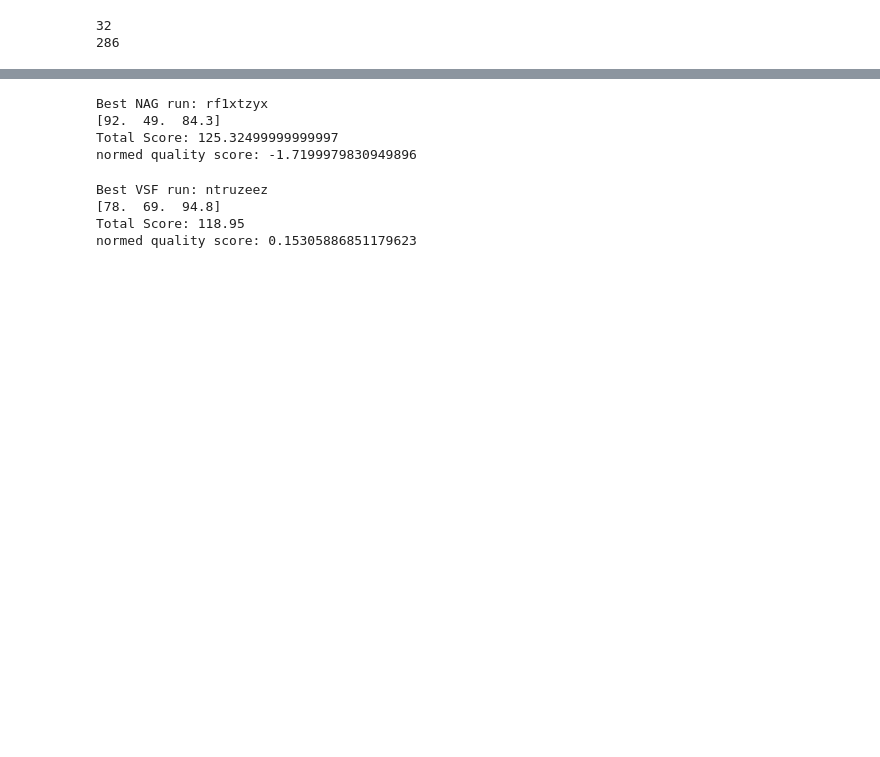
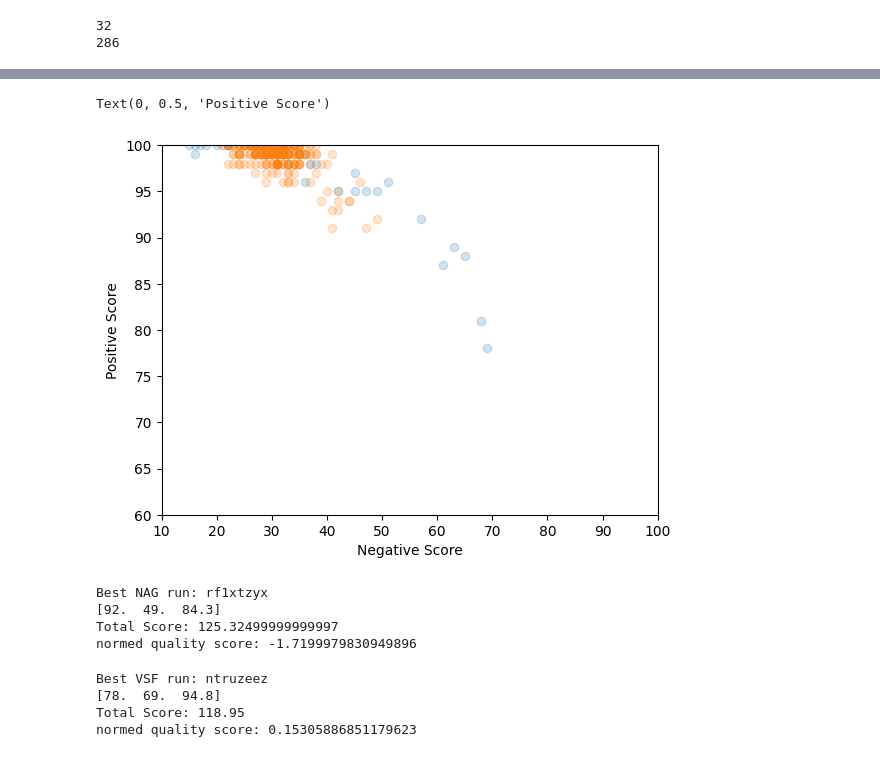
Before and after one commit to weathon/VSF, a Jupyter notebook: experiments/plot.ipynb, the cells around one changed output, grey strips where cells are left out. Cells and saved outputs as stored; diff of their text form; code cells hidden in the pictures; blank space fills up the shorter version.

```diff
--- a/experiments/plot.ipynb
+++ b/experiments/plot.ipynb
@@ -42 +43,15 @@ Text(0, 0.5, '(Positive + Quality Score)/2')
+# %%
+import pylab
+import numpy as np
+vsf_scores = np.array(vsf_scores)
+pylab.scatter(vsf_scores[:,1], vsf_scores[:,0], alpha=0.2)
+nag_scores = np.array(nag_scores)
+pylab.scatter(nag_scores[:,1], nag_scores[:,0], alpha=0.2)
+pylab.xlim(10, 100)
+pylab.ylim(60, 100)
+pylab.xlabel("Negative Score")
+pylab.ylabel("Positive Score")
+# %% [output]
+Text(0, 0.5, 'Positive Score')
+[figure, added]
 # %%
```
Also changed, not shown: parts of 2 cells of this notebook, 3 other files.
